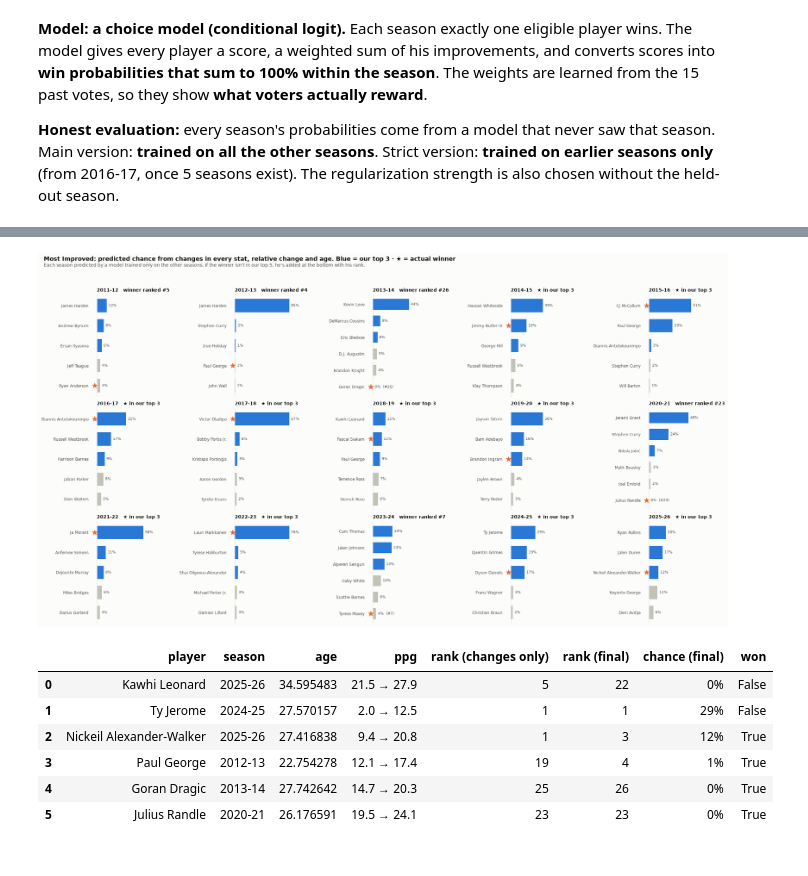
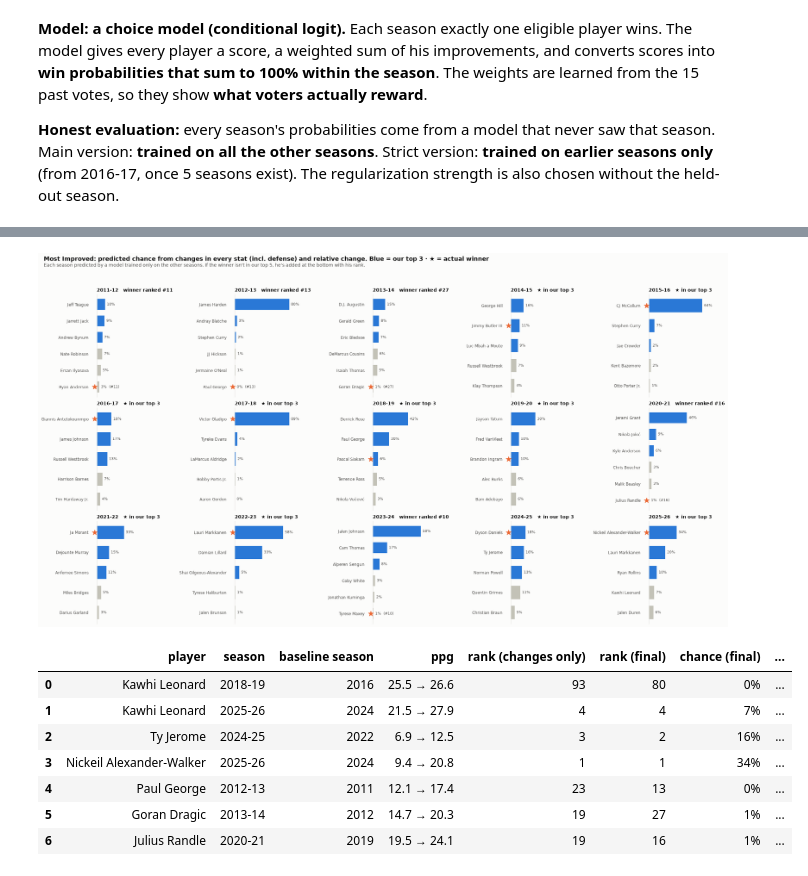
Before and after one commit to dan-j-e/unicorn-hunting, a Jupyter notebook: notebooks/10_mip_leaps.ipynb, the cells around one changed output, grey strips where cells are left out. Cells and saved outputs as stored; diff of their text form; code cells hidden in the pictures.

```diff
--- a/notebooks/10_mip_leaps.ipynb
+++ b/notebooks/10_mip_leaps.ipynb
@@ -406,21 +406,20 @@ Three ideas tested one at a time, each by how well it predicts **seasons it neve
 # %%
 from unicorn.labels import add_labels, add_star_score
-from unicorn.mip import AGE, LEVEL, RELATIVE, SEASON_LEVEL
+from unicorn.mip import DEFENSE, LEVEL, RELATIVE, SEASON_LEVEL
 
 levels = add_star_score(add_labels(pd.read_parquet(PROJECT_ROOT / "data" / "processed" / "player_season_unicorn.parquet")))
 cand2 = mip_candidates(games, ps, levels=levels[["player_id", "season_start", "star_score"]])
 cand2["mip"] = [MIP_WINNERS.get(s) == p for s, p in zip(cand2["season"], cand2["player_id"])]
 e2 = cand2[cand2["eligible"] & (cand2["season_start"] >= 2011)].reset_index(drop=True)
 
-SETS = {"changes": DELTAS, "+ relative change": DELTAS + RELATIVE, "+ level reached": DELTAS + RELATIVE + LEVEL + SEASON_LEVEL,
-        "changes + age": DELTAS + AGE, "changes + relative + age": DELTAS + RELATIVE + AGE,
-        "everything": DELTAS + RELATIVE + LEVEL + SEASON_LEVEL + AGE}
+SETS = {"changes": DELTAS, "changes + defense": DELTAS + DEFENSE, "changes + relative": DELTAS + RELATIVE,
+        "changes + defense + relative": DELTAS + DEFENSE + RELATIVE,
+        "+ level reached": DELTAS + DEFENSE + RELATIVE + LEVEL + SEASON_LEVEL}
 cmp_rows, probs2 = {}, {}
 for name, feats in SETS.items():
     probs2[name] = out_of_sample_probabilities(e2, feats, "loso")
     w = ChoiceModel(feats, l2=1.0).fit(e2).coefficients()
-    cmp_rows[name] = {**summarize(e2, probs2[name]), "age weight": w.get("age", np.nan),
-                      "starting-level weight": w.get("base_game_score", np.nan)}
+    cmp_rows[name] = {**summarize(e2, probs2[name]), "starting-level weight": w.get("base_game_score", np.nan)}
 pd.DataFrame(cmp_rows).T.round(3)
 # %% [output]
 |  | seasons | winner #1 | winner top 3 | median winner rank | mean winner probability | log-likelihood vs random pick | ... |
@@ -461,30 +462,31 @@ dtype: float64
 # %%
-PF = e2.assign(p=probs2["changes + relative + age"])
-probability_bars(PF, "Most Improved: predicted chance from changes in every stat, relative change and age. Blue = our top 3 · ★ = actual winner",
+PF = e2.assign(p=probs2["changes + defense + relative"])
+probability_bars(PF, "Most Improved: predicted chance from changes in every stat (incl. defense) and relative change. Blue = our top 3 · ★ = actual winner",
                  "Each season predicted by a model trained only on the other seasons. If the winner isn't in our top 5, he's added at the bottom with his rank.",
                  FIG_DIR / "10_mip_probability_bars_final.png");
 # %% [output]
-[figure, old version]
+[figure, new version]
 # %%
 PF["rank"] = PF.groupby("season")["p"].rank(ascending=False, method="min").astype(int)
-check = [("Kawhi Leonard", "2025-26"), ("Ty Jerome", "2024-25"), ("Nickeil Alexander-Walker", "2025-26"), ("Paul George", "2012-13"),
+check = [("Kawhi Leonard", "2018-19"), ("Kawhi Leonard", "2025-26"), ("Ty Jerome", "2024-25"), ("Nickeil Alexander-Walker", "2025-26"), ("Paul George", "2012-13"),
          ("Goran Dragic", "2013-14"), ("Julius Randle", "2020-21")]
 rows = []
 for n, s in check:
     a = P[(P["player_name"] == n) & (P["season"] == s)]
     b = PF[(PF["player_name"] == n) & (PF["season"] == s)]
-    rows.append({"player": n, "season": s, "age": b["age"].iloc[0], "ppg": f"{b['base_ppg'].iloc[0]:.1f} → {b['ppg'].iloc[0]:.1f}",
+    rows.append({"player": n, "season": s, "baseline season": int(b["base_season_start"].iloc[0]), "ppg": f"{b['base_ppg'].iloc[0]:.1f} → {b['ppg'].iloc[0]:.1f}",
                  "rank (changes only)": int(a["rank"].iloc[0]), "rank (final)": int(b["rank"].iloc[0]),
                  "chance (final)": f"{b['p'].iloc[0]:.0%}", "won": bool(b["mip"].iloc[0])})
 pd.DataFrame(rows)
 # %% [output]
-|  | player | season | age | ppg | rank (changes only) | rank (final) | chance (final) | won |
-| 0 | Kawhi Leonard | 2025-26 | 34.595483 | 21.5 → 27.9 | 5 | 22 | 0% | False |
-| 1 | Ty Jerome | 2024-25 | 27.570157 | 2.0 → 12.5 | 1 | 1 | 29% | False |
-| 2 | Nickeil Alexander-Walker | 2025-26 | 27.416838 | 9.4 → 20.8 | 1 | 3 | 12% | True |
-| 3 | Paul George | 2012-13 | 22.754278 | 12.1 → 17.4 | 19 | 4 | 1% | True |
-| 4 | Goran Dragic | 2013-14 | 27.742642 | 14.7 → 20.3 | 25 | 26 | 0% | True |
-| 5 | Julius Randle | 2020-21 | 26.176591 | 19.5 → 24.1 | 23 | 23 | 0% | True |
+|  | player | season | baseline season | ppg | rank (changes only) | rank (final) | chance (final) | ... |
+| 0 | Kawhi Leonard | 2018-19 | 2016 | 25.5 → 26.6 | 93 | 80 | 0% | ... |
+| 1 | Kawhi Leonard | 2025-26 | 2024 | 21.5 → 27.9 | 4 | 4 | 7% | ... |
+| 2 | Ty Jerome | 2024-25 | 2022 | 6.9 → 12.5 | 3 | 2 | 16% | ... |
+| 3 | Nickeil Alexander-Walker | 2025-26 | 2024 | 9.4 → 20.8 | 1 | 1 | 34% | ... |
+| 4 | Paul George | 2012-13 | 2011 | 12.1 → 17.4 | 23 | 13 | 0% | ... |
+| 5 | Goran Dragic | 2013-14 | 2012 | 14.7 → 20.3 | 19 | 27 | 1% | ... |
+| 6 | Julius Randle | 2020-21 | 2019 | 19.5 → 24.1 | 19 | 16 | 1% | ... |
 # %% [markdown]
 ### 10G findings
 
```
Also changed, not shown: parts of 23 cells of this notebook, 9 other files.
